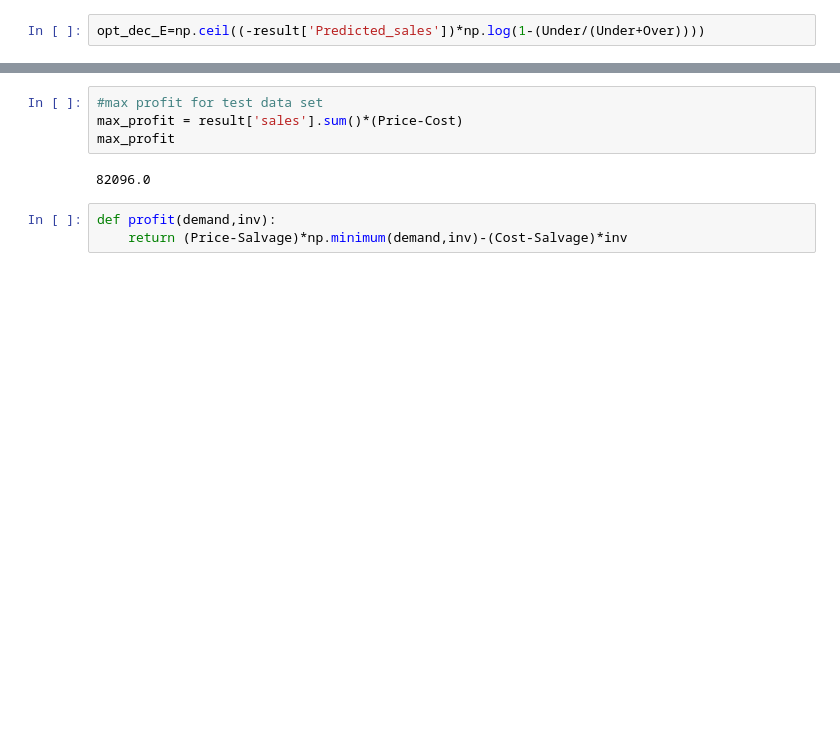
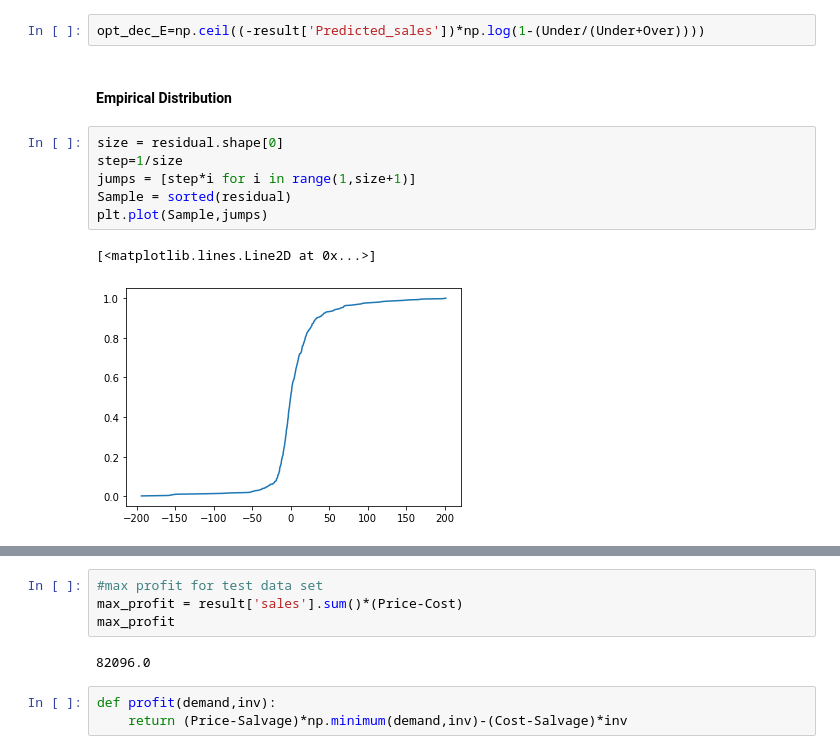
Before and after one commit to Waynelearn/IE4211-Project-Machine-Learning, a Jupyter notebook: 2.6 Polynomial Regression (Lasso).ipynb, the cells around one changed output, grey strips where cells are left out. Saved outputs shown, nothing was run; the diff lists cells and outputs as text; blank space fills up the shorter version.

```diff
--- a/2.6 Polynomial Regression (Lasso).ipynb
+++ b/2.6 Polynomial Regression (Lasso).ipynb
@@ -154,2 +195,13 @@ opt_dec_N=np.ceil(sct.norm.ppf(Under/(Under+Over))*s + result['Predicted_sales']
 # %%
 opt_dec_E=np.ceil((-result['Predicted_sales'])*np.log(1-(Under/(Under+Over))))
+# %% [markdown]
+#### Empirical Distribution
+# %%
+size = residual.shape[0]
+step=1/size
+jumps = [step*i for i in range(1,size+1)]
+Sample = sorted(residual)
+plt.plot(Sample,jumps)
+# %% [output]
+[<matplotlib.lines.Line2D at 0x...>]
+[figure, added]
```
Also changed, not shown: parts of 55 cells of this notebook, 20 other files.
